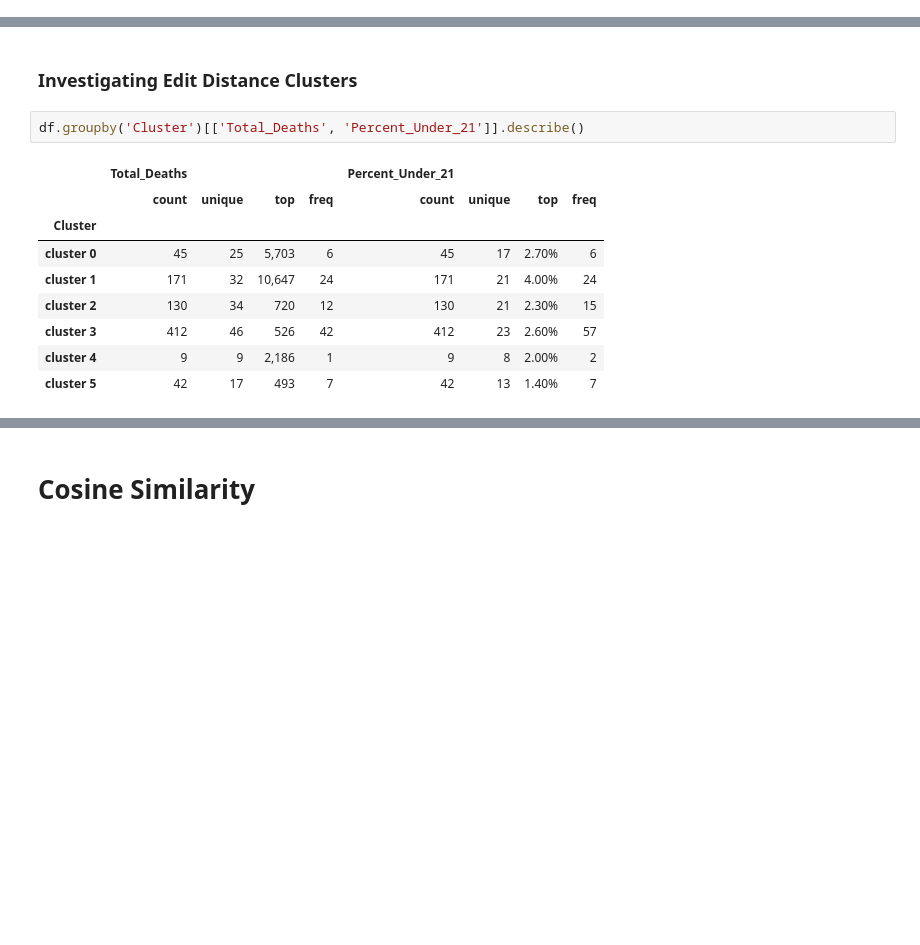
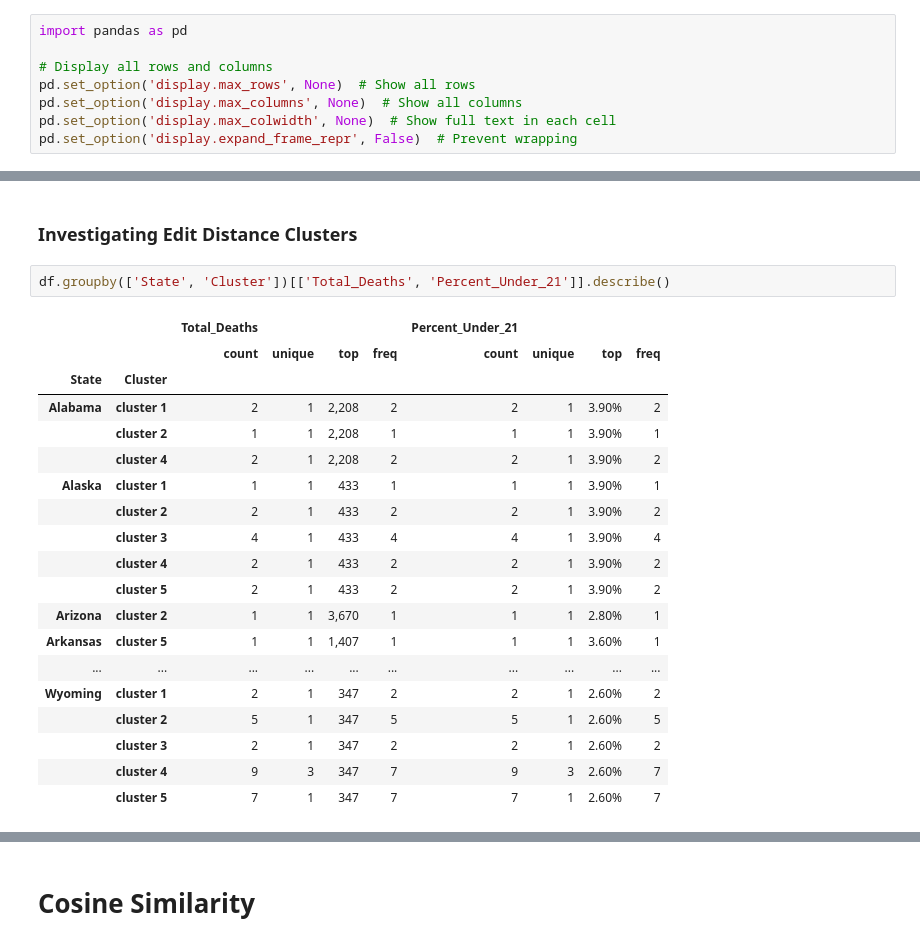
Before and after one commit to dgottschalk03/dsci_550_a1, a Jupyter notebook: notebooks/4.04-ss_rm-haunted_places_features-alcohol_cluster.ipynb, the cells around one changed output, grey strips where cells are left out. Drawn from its saved outputs; the diff is of its cells as text; blank space fills up the shorter version.

```diff
--- a/notebooks/4.04-ss_rm-haunted_places_features-alcohol_cluster.ipynb
+++ b/notebooks/4.04-ss_rm-haunted_places_features-alcohol_cluster.ipynb
@@ -55,6 +56,14 @@ final_selected_indices = apparition_indices + low_light_indices + high_light_ind
 # print(final_selected_indices)
 # %% [markdown]
 # Jaccard
+# %%
+import pandas as pd
+
+# Display all rows and columns
+pd.set_option('display.max_rows', None)  # Show all rows
+pd.set_option('display.max_columns', None)  # Show all columns
+pd.set_option('display.max_colwidth', None)  # Show full text in each cell
+pd.set_option('display.expand_frame_repr', False)  # Prevent wrapping
 # %%
 import pandas as pd
 import os
@@ -144,15 +200,25 @@ df["Cluster"] = df.index.map(cluster_labels)
 # %% [markdown]
 ### Investigating Edit Distance Clusters
 # %%
-df.groupby('Cluster')[['Total_Deaths', 'Percent_Under_21']].describe()
+df.groupby(['State', 'Cluster'])[['Total_Deaths', 'Percent_Under_21']].describe()
 # %% [output]
-|  | Total_Deaths |  |  |  | Percent_Under_21 |  |  |  |
-|  | count | unique | top | freq | count | unique | top | freq |
-| Cluster |  |  |  |  |  |  |  |  |
-| cluster 0 | 45 | 25 | 5,703 | 6 | 45 | 17 | 2.70% | 6 |
-| cluster 1 | 171 | 32 | 10,647 | 24 | 171 | 21 | 4.00% | 24 |
-| cluster 2 | 130 | 34 | 720 | 12 | 130 | 21 | 2.30% | 15 |
-| cluster 3 | 412 | 46 | 526 | 42 | 412 | 23 | 2.60% | 57 |
-| cluster 4 | 9 | 9 | 2,186 | 1 | 9 | 8 | 2.00% | 2 |
-| cluster 5 | 42 | 17 | 493 | 7 | 42 | 13 | 1.40% | 7 |
+|  |  | Total_Deaths |  |  |  | Percent_Under_21 |  |  |  |
+|  |  | count | unique | top | freq | count | unique | top | freq |
+| State | Cluster |  |  |  |  |  |  |  |  |
+| Alabama | cluster 1 | 2 | 1 | 2,208 | 2 | 2 | 1 | 3.90% | 2 |
+|  | cluster 2 | 1 | 1 | 2,208 | 1 | 1 | 1 | 3.90% | 1 |
+|  | cluster 4 | 2 | 1 | 2,208 | 2 | 2 | 1 | 3.90% | 2 |
+| Alaska | cluster 1 | 1 | 1 | 433 | 1 | 1 | 1 | 3.90% | 1 |
+|  | cluster 2 | 2 | 1 | 433 | 2 | 2 | 1 | 3.90% | 2 |
+|  | cluster 3 | 4 | 1 | 433 | 4 | 4 | 1 | 3.90% | 4 |
+|  | cluster 4 | 2 | 1 | 433 | 2 | 2 | 1 | 3.90% | 2 |
+|  | cluster 5 | 2 | 1 | 433 | 2 | 2 | 1 | 3.90% | 2 |
+| Arizona | cluster 2 | 1 | 1 | 3,670 | 1 | 1 | 1 | 2.80% | 1 |
+| Arkansas | cluster 5 | 1 | 1 | 1,407 | 1 | 1 | 1 | 3.60% | 1 |
+| ... | ... | ... | ... | ... | ... | ... | ... | ... | ... |
+| Wyoming | cluster 1 | 2 | 1 | 347 | 2 | 2 | 1 | 2.60% | 2 |
+|  | cluster 2 | 5 | 1 | 347 | 5 | 5 | 1 | 2.60% | 5 |
+|  | cluster 3 | 2 | 1 | 347 | 2 | 2 | 1 | 2.60% | 2 |
+|  | cluster 4 | 9 | 3 | 347 | 7 | 9 | 3 | 2.60% | 7 |
+|  | cluster 5 | 7 | 1 | 347 | 7 | 7 | 1 | 2.60% | 7 |
 # %%
```
Also changed, not shown: parts of 12 cells of this notebook.
